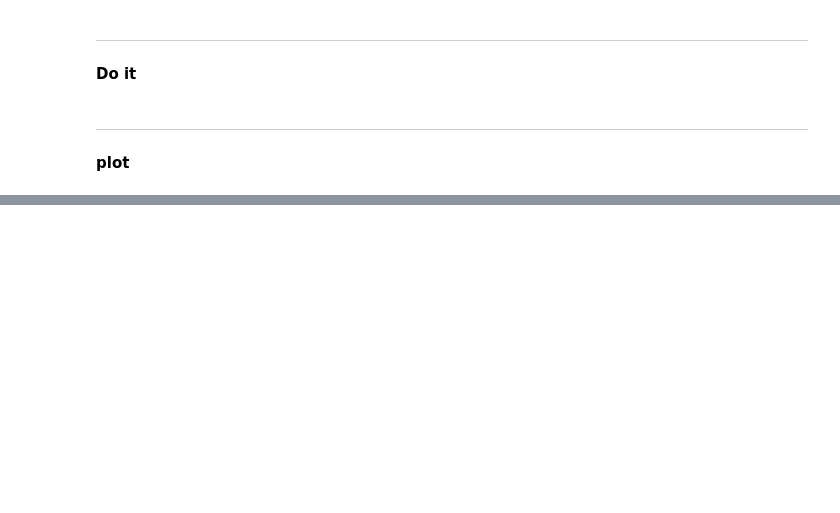
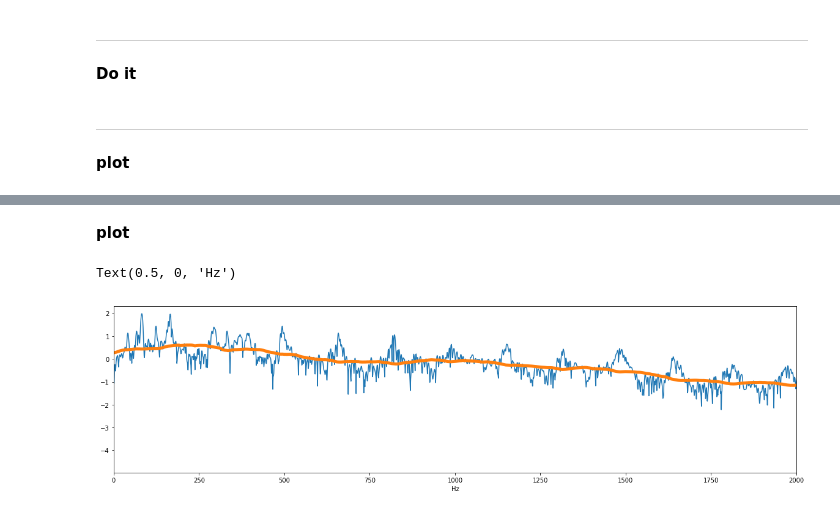
Before and after one commit to fkubota/sound-ML-tutorial, a Jupyter notebook: 020_MFCC.ipynb, the cells around one changed output, grey strips where cells are left out. Drawn from its saved outputs; the diff is of its cells as text; code cells hidden in the pictures; blank space fills up the shorter version.

```diff
--- a/020_MFCC.ipynb
+++ b/020_MFCC.ipynb
@@ -121,0 +143,18 @@ def mel2hz(m):
+# %% [markdown]
+**plot**
+# %%
+spec_ebs_log = np.log10(spec_abs)
+
+#移動平均
+num = 300
+b=np.ones(num)/num
+spec_ebs_log_ave=np.convolve(spec_ebs_log, b, mode='same')#移動平均
+
+fig, ax = plt.subplots(figsize=(20, 5))
+ax.plot(fscale, spec_ebs_log)
+ax.plot(fscale, spec_ebs_log_ave, lw=5)
+ax.set_xlim(0, 2000)
+ax.set_xlabel('Hz')
+# %% [output]
+Text(0.5, 0, 'Hz')
+[figure, added]
```
Also changed, not shown: parts of 39 cells of this notebook.
